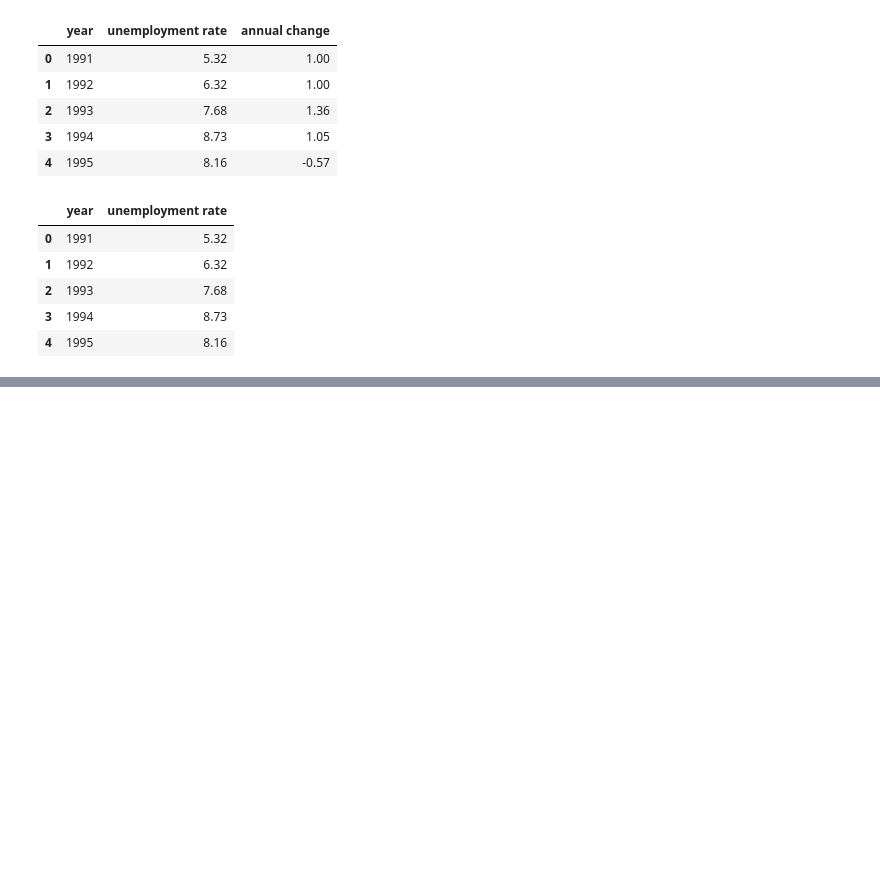
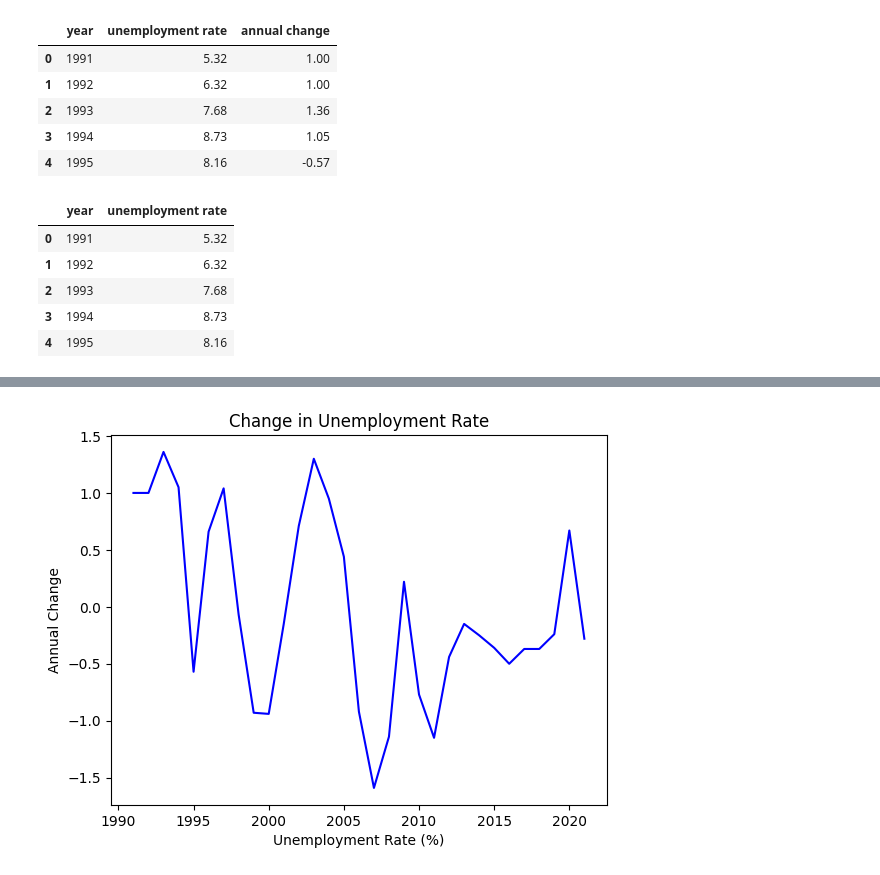
Before and after one commit to Avesta03/German-Unemployment-Rates-Stats-Pandas, a Jupyter notebook: unemploymentrate.ipynb, the cells around one changed output, grey strips where cells are left out. Saved outputs shown, nothing was run; the diff lists cells and outputs as text; code cells hidden in the pictures; blank space fills up the shorter version.

```diff
--- a/unemploymentrate.ipynb
+++ b/unemploymentrate.ipynb
@@ -43,0 +44,8 @@ plt.show()
+# %%
+plt.plot(df['year'], df['annual change'], color='blue')
+plt.title('Change in Unemployment Rate')
+plt.xlabel('Unemployment Rate (%)')
+plt.ylabel('Annual Change')
+plt.show()
+# %% [output]
+[figure, added]
```
Also changed, not shown: parts of 3 cells of this notebook.
